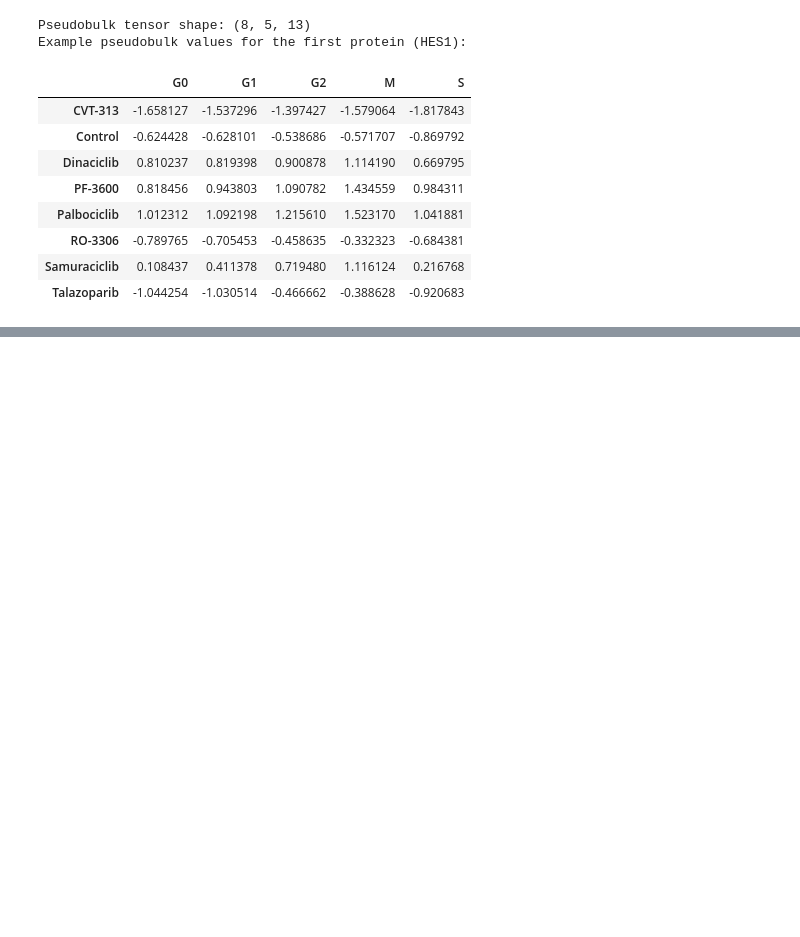
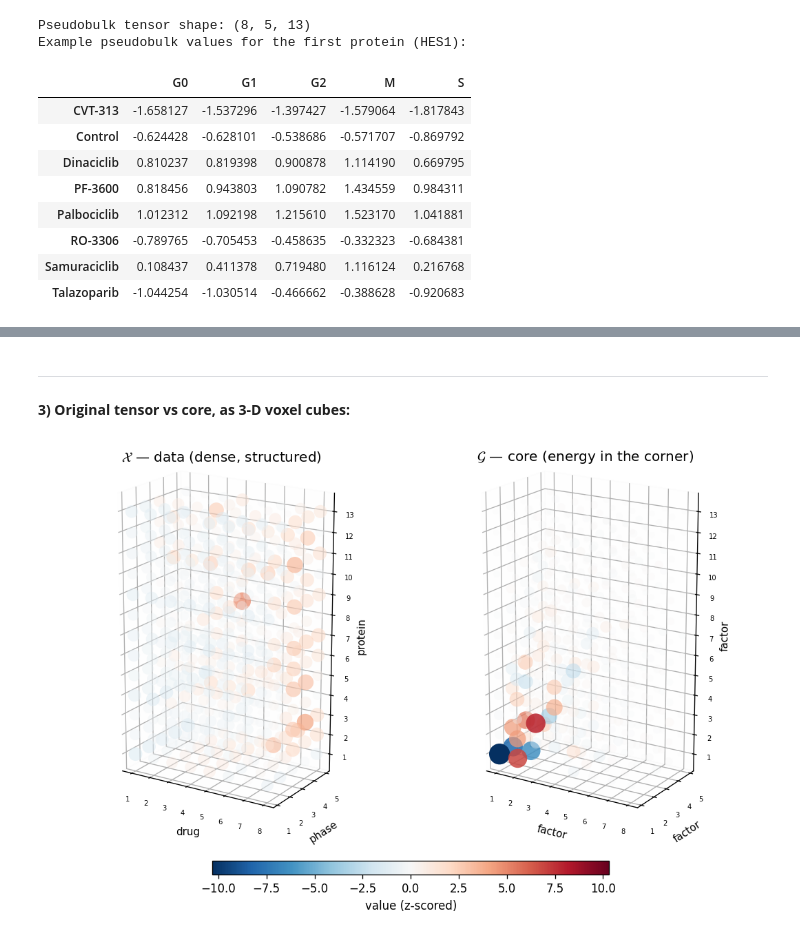
Before and after one commit to kaiwycik/tensors_and_cell_cycles, a Jupyter notebook: code/playground/playground.ipynb, the cells around one changed output, grey strips where cells are left out. Cells and saved outputs as stored; diff of their text form; code cells hidden in the pictures; blank space fills up the shorter version.

```diff
--- a/code/playground/playground.ipynb
+++ b/code/playground/playground.ipynb
@@ -229,0 +234,21 @@ Example pseudobulk values for the first protein (HES1):
+# %%
+def HOSVD(tensor, truncation_rank=None):
+    dims = tensor.shape
+
+    if truncation_rank is None:
+        truncation_rank = dims
+
+    factors = []
+    for i, _ in enumerate(dims):
+        matrix = tl.unfold(tensor, mode=i)
+
+        rank = np.linalg.matrix_rank(matrix)
+        factor = np.linalg.svd(matrix, full_matrices=False)[0][:, :rank]
+
+        factors.append(factor[:, :truncation_rank[i]])
+
+    factors_transposed = [f.T for f in factors]
+
+    core = tenalg.multi_mode_dot(tensor, factors_transposed)
+
+    return core, factors
@@ -229,0 +444,27 @@ Example pseudobulk values for the first protein (HES1):
+# %% [markdown]
+---
+
+**3) Original tensor vs core, as 3-D voxel cubes:**
+# %%
+vmax = max(np.abs(pseudobulk_tensor).max(), np.abs(core).max())
+fig = plt.figure(figsize=(12, 5.5))
+
+ax0 = fig.add_subplot(1, 2, 1, projection="3d")
+scatter3d(
+    ax0, pseudobulk_tensor, vmax=vmax, axis_names=("drug", "phase", "protein"),
+    title=r"$\mathcal{X}$ — data (dense, structured)"
+)
+
+ax1 = fig.add_subplot(1, 2, 2, projection="3d")
+sm = scatter3d(
+    ax1, core, vmax=vmax, axis_names=("factor", "factor", "factor"),
+    title=r"$\mathcal{G}$ — core (energy in the corner)"
+)
+
+cax = fig.add_axes([0.32, -0.02, 0.4, 0.03])
+fig.colorbar(sm, cax=cax, orientation="horizontal", label="value (z-scored)")
+
+fig.subplots_adjust(wspace=-0.1)
+plt.show()
+# %% [output]
+[figure, added]
```
Also changed, not shown: parts of 21 cells of this notebook, 1 other file.
